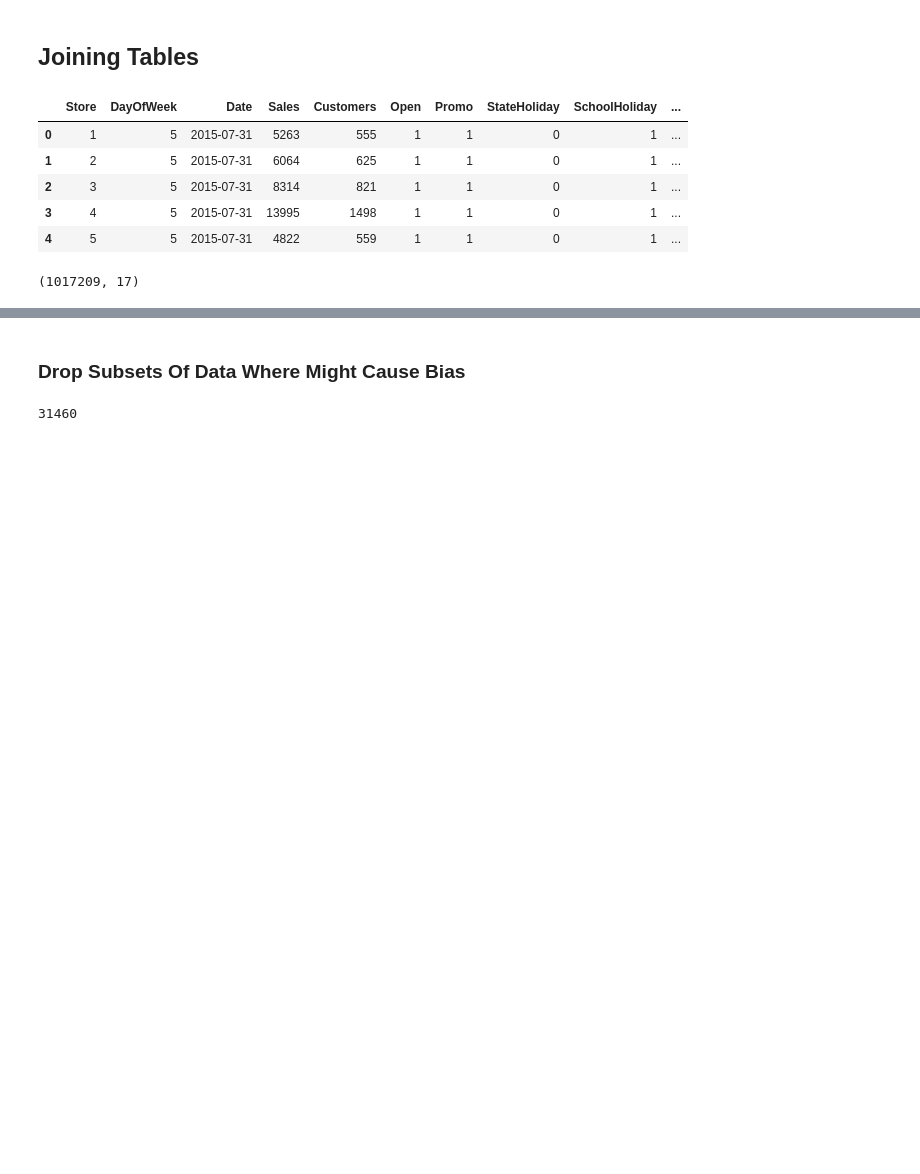
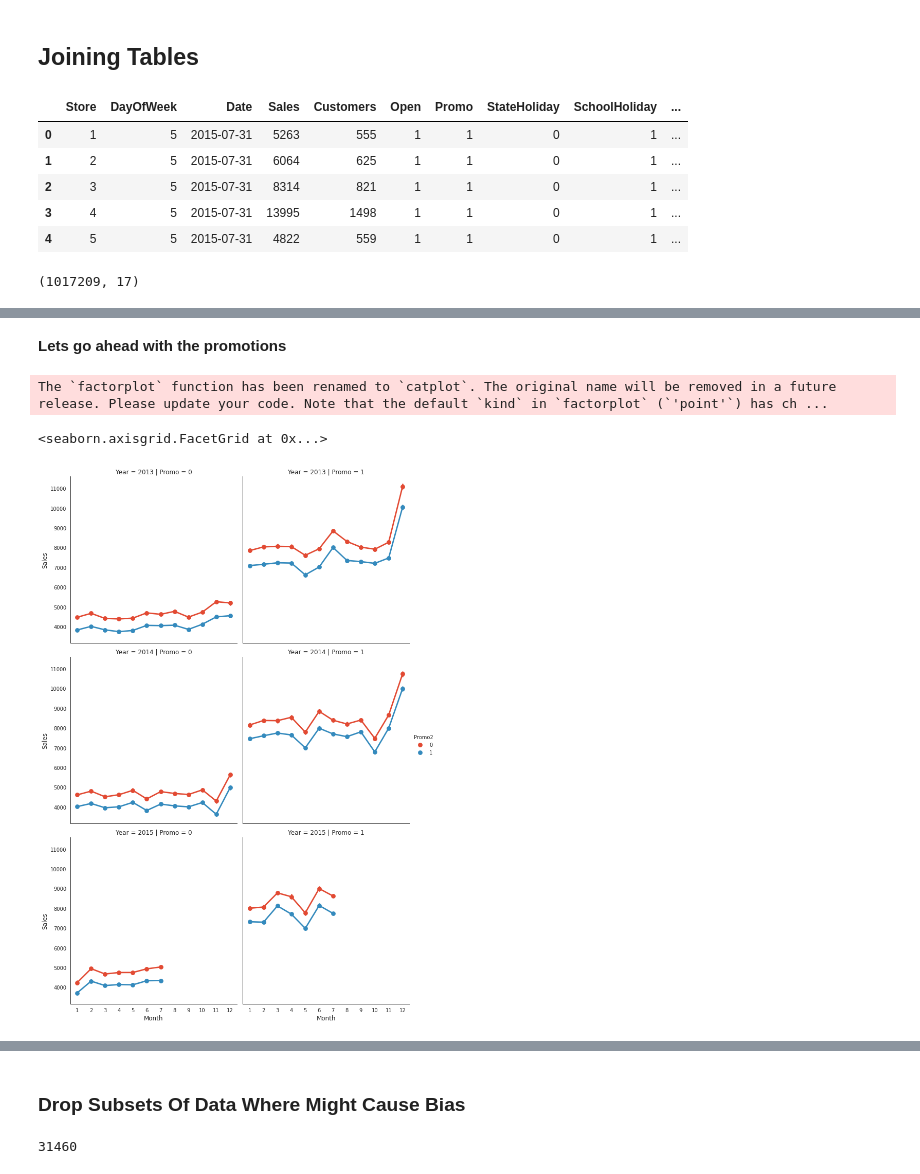
Before and after one commit to sagarrokad1/Retail-Sales-Prediction, a Jupyter notebook: Rossmann_Sales_Prediction_Capstone_Project.ipynb, the cells around one changed output, grey strips where cells are left out. Cells and saved outputs as stored; diff of their text form; code cells hidden in the pictures; blank space fills up the shorter version.

```diff
--- a/Rossmann_Sales_Prediction_Capstone_Project.ipynb
+++ b/Rossmann_Sales_Prediction_Capstone_Project.ipynb
@@ -367,0 +377,14 @@ df.shape
+# %% [markdown]
+**Lets go ahead with the promotions**
+# %%
+sns.factorplot(data = df, x ="Month", y = "Sales",
+               col = 'Promo', # per store type in cols
+               hue = 'Promo2',
+               row = "Year"
+             )
+# So, of course, if the stores are having promotion the sells are higher.
+# Overall the store promotions sellings are also higher than the seasionality promotions (Promo2). However I can't see no yearly trend.
+# %% [output]
+The `factorplot` function has been renamed to `catplot`. The original name will be removed in a future release. Please update your code. Note that the default `kind` in `factorplot` (`'point'`) has ch ...
+<seaborn.axisgrid.FacetGrid at 0x...>
+[figure, added]
```
Also changed, not shown: parts of 27 cells of this notebook.
